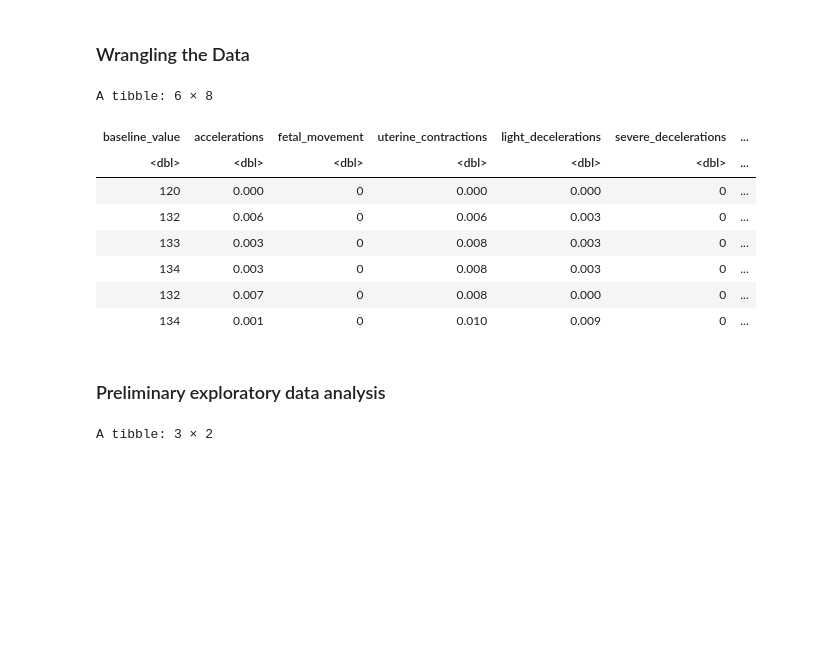
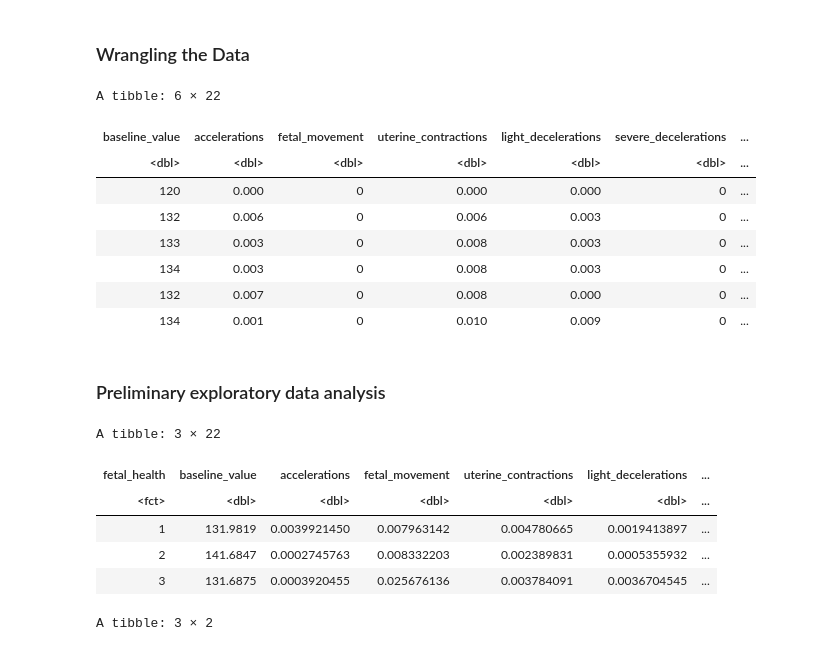
Before and after one commit to wonha0620/dsci_100_proj, a Jupyter notebook: Group Project.ipynb, the cells around one changed output. Drawn from its saved outputs; the diff is of its cells as text; code cells hidden in the pictures; blank space fills up the shorter version.

Commit message:
Table added

```diff
--- a/Group Project.ipynb
+++ b/Group Project.ipynb
@@ -52,12 +52,12 @@ A tibble: 6 × 22
 ### Wrangling the Data
 # %%
 health_data_clean <- fetal_health_data |>
-    select(`baseline value`:prolongued_decelerations, fetal_health) |>
+    # select(`baseline value`:mean_value_of_long_term_variability, fetal_health) |>
     mutate(fetal_health = as_factor(fetal_health))
 colnames(health_data_clean) <- gsub(" ", "_", colnames(health_data_clean))
 head(health_data_clean)
 # %% [output]
-A tibble: 6 × 8
+A tibble: 6 × 22
 | baseline_value | accelerations | fetal_movement | uterine_contractions | light_decelerations | severe_decelerations | ... |
 | <dbl> | <dbl> | <dbl> | <dbl> | <dbl> | <dbl> | ... |
 | 120 | 0.000 | 0 | 0.000 | 0.000 | 0 | ... |
@@ -68,6 +68,19 @@ A tibble: 6 × 8
 | 134 | 0.001 | 0 | 0.010 | 0.009 | 0 | ... |
 # %% [markdown]
 ### Preliminary exploratory data analysis
+# %%
+mean_table <- health_data_clean |>
+    group_by(fetal_health) |>
+    summarize_all(mean)
+options(repr.matrix.max.cols=150, repr.matrix.max.rows=200)
+mean_table
+# %% [output]
+A tibble: 3 × 22
+| fetal_health | baseline_value | accelerations | fetal_movement | uterine_contractions | light_decelerations | ... |
+| <fct> | <dbl> | <dbl> | <dbl> | <dbl> | <dbl> | ... |
+| 1 | 131.9819 | 0.0039921450 | 0.007963142 | 0.004780665 | 0.0019413897 | ... |
+| 2 | 141.6847 | 0.0002745763 | 0.008332203 | 0.002389831 | 0.0005355932 | ... |
+| 3 | 131.6875 | 0.0003920455 | 0.025676136 | 0.003784091 | 0.0036704545 | ... |
 # %%
 count_fetal_health<-health_data_clean|>group_by(fetal_health)|>summarise(count=n())
 count_fetal_health
```
Also changed, not shown: parts of 1 cell of this notebook.
